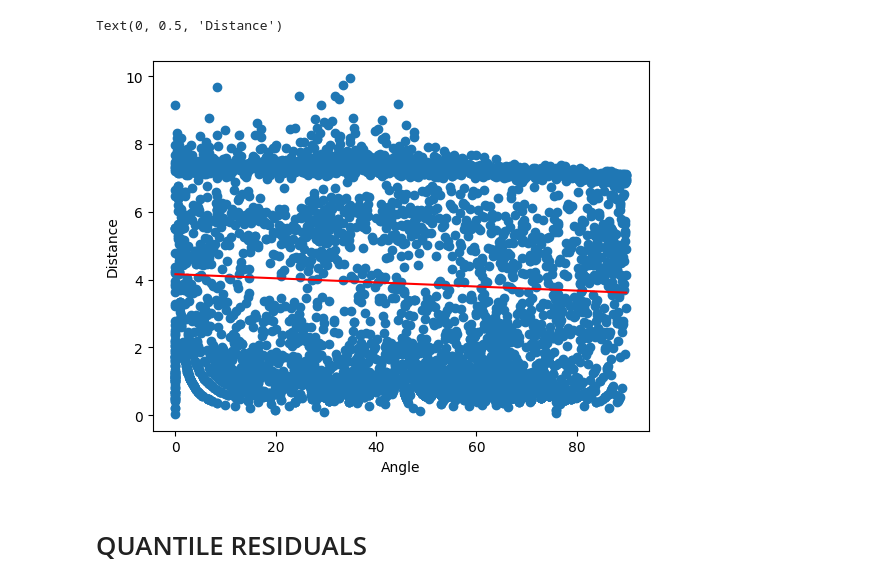
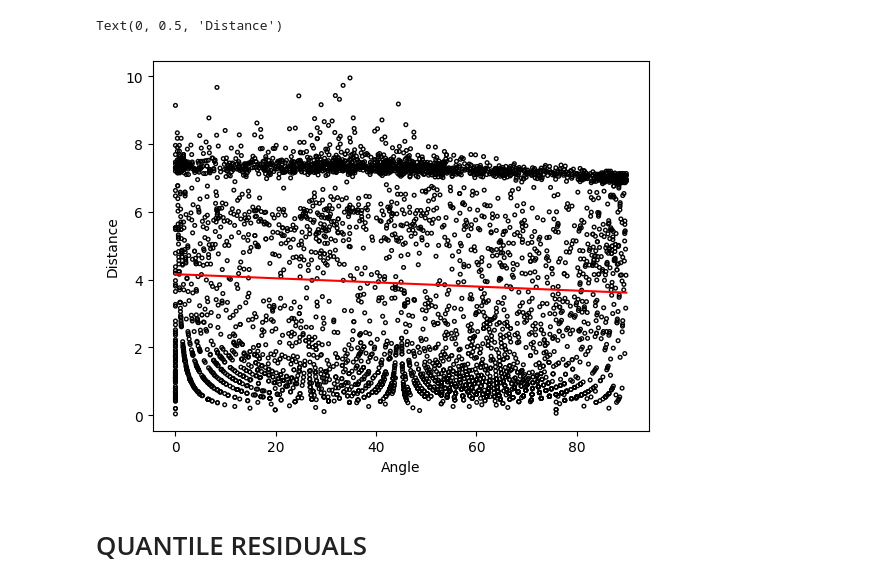
Before and after one commit to MatejVre/Generalized_Linear_Models, a Jupyter notebook: part_3.ipynb, the cells around one changed output. Drawn from its saved outputs; the diff is of its cells as text; code cells hidden in the pictures.

Commit message:
Changed some graphs. I do not see a difference between standard, pearson, and quantile residuals. Cooked

```diff
--- a/part_3.ipynb
+++ b/part_3.ipynb
@@ -11,16 +13,16 @@ y = df["Distance"]
 # %%
 lr = LinearRegression()
 lr.build(X, y)
 b = lr.betas
-plt.scatter(X, y)
+plt.scatter(X, y, marker="o", facecolor="none", edgecolors="black", s=7)
 space = np.linspace(np.min(X), np.max(X))
 Y = b[0]*space + b[1]
 plt.plot(space, Y, color="r")
 plt.xlabel("Angle")
 plt.ylabel("Distance")
 # %% [output]
 Text(0, 0.5, 'Distance')
-[figure, old version]
+[figure, new version]
 # %% [markdown]
 # QUANTILE RESIDUALS
 # %%
```
Also changed, not shown: parts of 7 cells of this notebook, 1 other file.
